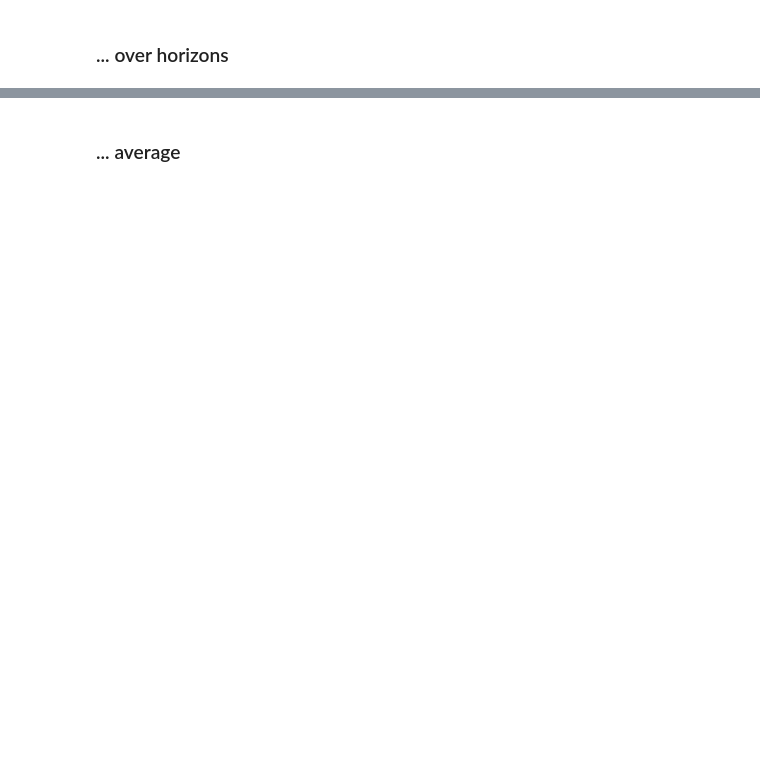
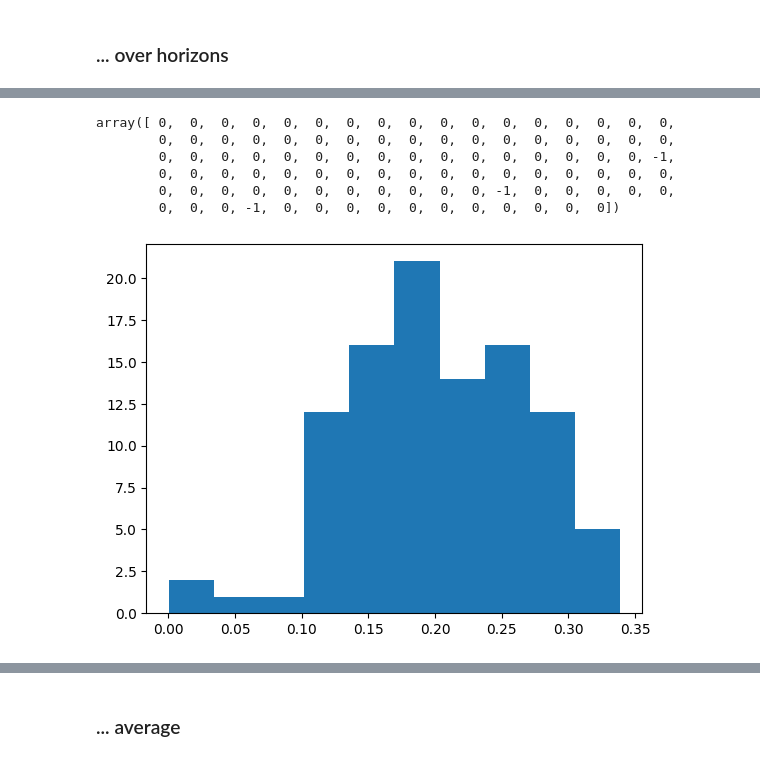
Before and after one commit to MariusAlonso/Time-Self-Consistency, a Jupyter notebook: notebooks/tirex.ipynb, the cells around one changed output, grey strips where cells are left out. Cells and saved outputs as stored; diff of their text form; code cells hidden in the pictures; blank space fills up the shorter version.

```diff
--- a/notebooks/tirex.ipynb
+++ b/notebooks/tirex.ipynb
@@ -473,3 +503,20 @@ pd.DataFrame(
+# %%
+from sklearn.cluster import DBSCAN
+DBSCAN(
+    eps=0.2,
+).fit_predict(Y[17, :, :])
+# %% [output]
+array([ 0,  0,  0,  0,  0,  0,  0,  0,  0,  0,  0,  0,  0,  0,  0,  0,  0,
+        0,  0,  0,  0,  0,  0,  0,  0,  0,  0,  0,  0,  0,  0,  0,  0,  0,
+        0,  0,  0,  0,  0,  0,  0,  0,  0,  0,  0,  0,  0,  0,  0,  0, -1,
+        0,  0,  0,  0,  0,  0,  0,  0,  0,  0,  0,  0,  0,  0,  0,  0,  0,
+        0,  0,  0,  0,  0,  0,  0,  0,  0,  0,  0, -1,  0,  0,  0,  0,  0,
+        0,  0,  0, -1,  0,  0,  0,  0,  0,  0,  0,  0,  0,  0,  0])
+# %%
+plt.hist(Y[105,:,-1], bins=10)
+plt.show()
+# %% [output]
+[figure, added]
 # %%
 plt.plot(np.mean(np.abs(X_full - np.median(Y, axis=1))[:, C:], axis=0))
 plt.plot(np.mean(np.abs(X_full - Ymt[:, :, 4])[:, C:], axis=0))
```
Also changed, not shown: parts of 9 cells of this notebook, 2 other files.
